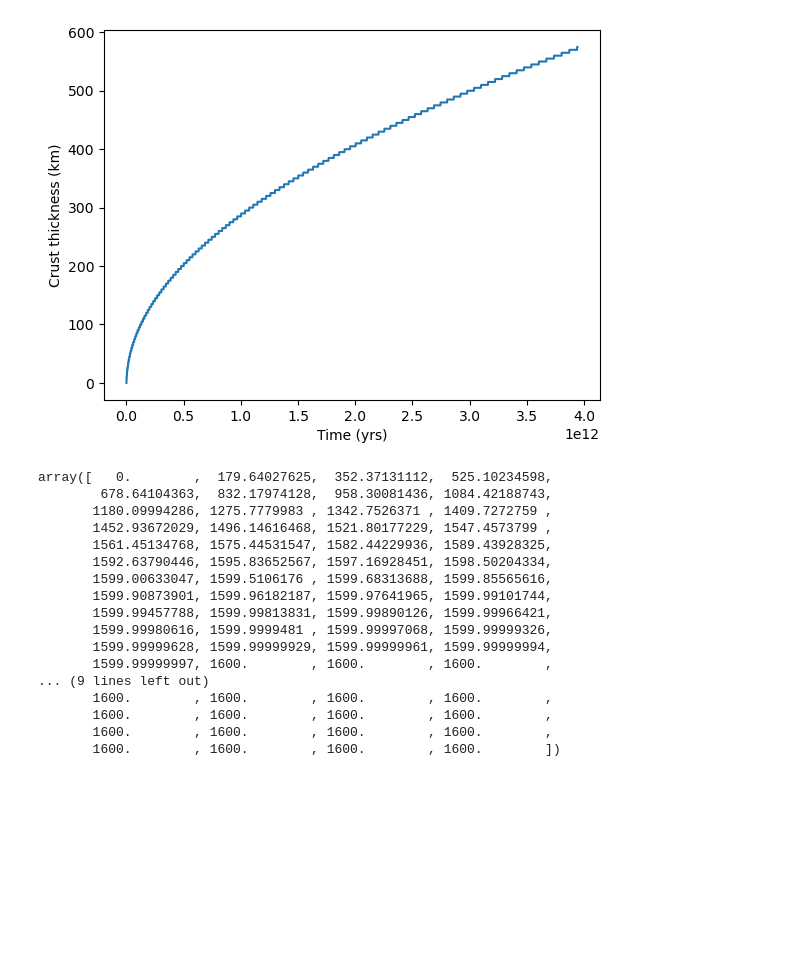
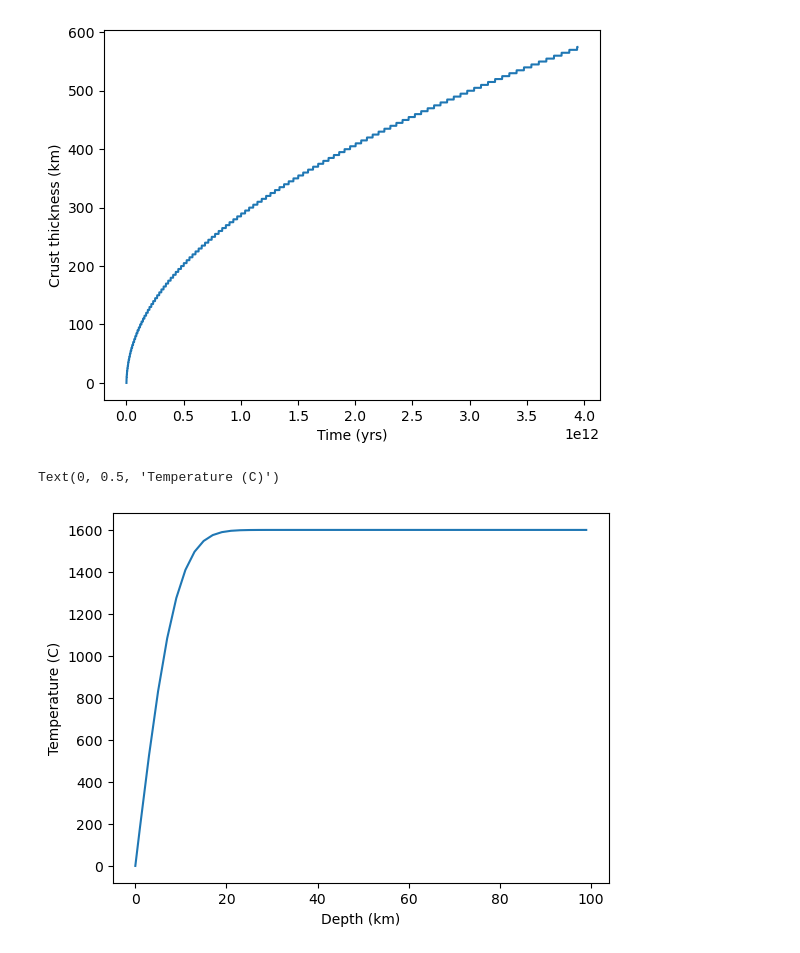
Before and after one commit to speleophysics/Math-Modeling-2023, a Jupyter notebook: heat-equation/heat-equation.ipynb, the cells around one changed output. Cells and saved outputs as stored; diff of their text form; code cells hidden in the pictures; blank space fills up the shorter version.

```diff
--- a/heat-equation/heat-equation.ipynb
+++ b/heat-equation/heat-equation.ipynb
@@ -75,23 +75,12 @@ T = sol['T']
 T_ana = sol['T_ana']
 x = sol['x']
 t = sol['t']
-# %%
-T[50,:]
-# %% [output]
-array([   0.        ,  179.64027625,  352.37131112,  525.10234598,
-        678.64104363,  832.17974128,  958.30081436, 1084.42188743,
-       1180.09994286, 1275.7779983 , 1342.7526371 , 1409.7272759 ,
-       1452.93672029, 1496.14616468, 1521.80177229, 1547.4573799 ,
-       1561.45134768, 1575.44531547, 1582.44229936, 1589.43928325,
-       1592.63790446, 1595.83652567, 1597.16928451, 1598.50204334,
-       1599.00633047, 1599.5106176 , 1599.68313688, 1599.85565616,
-       1599.90873901, 1599.96182187, 1599.97641965, 1599.99101744,
-       1599.99457788, 1599.99813831, 1599.99890126, 1599.99966421,
-       1599.99980616, 1599.9999481 , 1599.99997068, 1599.99999326,
-       1599.99999628, 1599.99999929, 1599.99999961, 1599.99999994,
-       1599.99999997, 1600.        , 1600.        , 1600.        ,
-... (9 lines left out)
-       1600.        , 1600.        , 1600.        , 1600.        ,
-       1600.        , 1600.        , 1600.        , 1600.        ,
-       1600.        , 1600.        , 1600.        , 1600.        ,
-       1600.        , 1600.        , 1600.        , 1600.        ])
+# %%
+import matplotlib.pyplot as plt
+
+plt.plot(x, T[50,:])
+plt.xlabel('Depth (km)')
+plt.ylabel('Temperature (C)')
+# %% [output]
+Text(0, 0.5, 'Temperature (C)')
+[figure, added]
```
